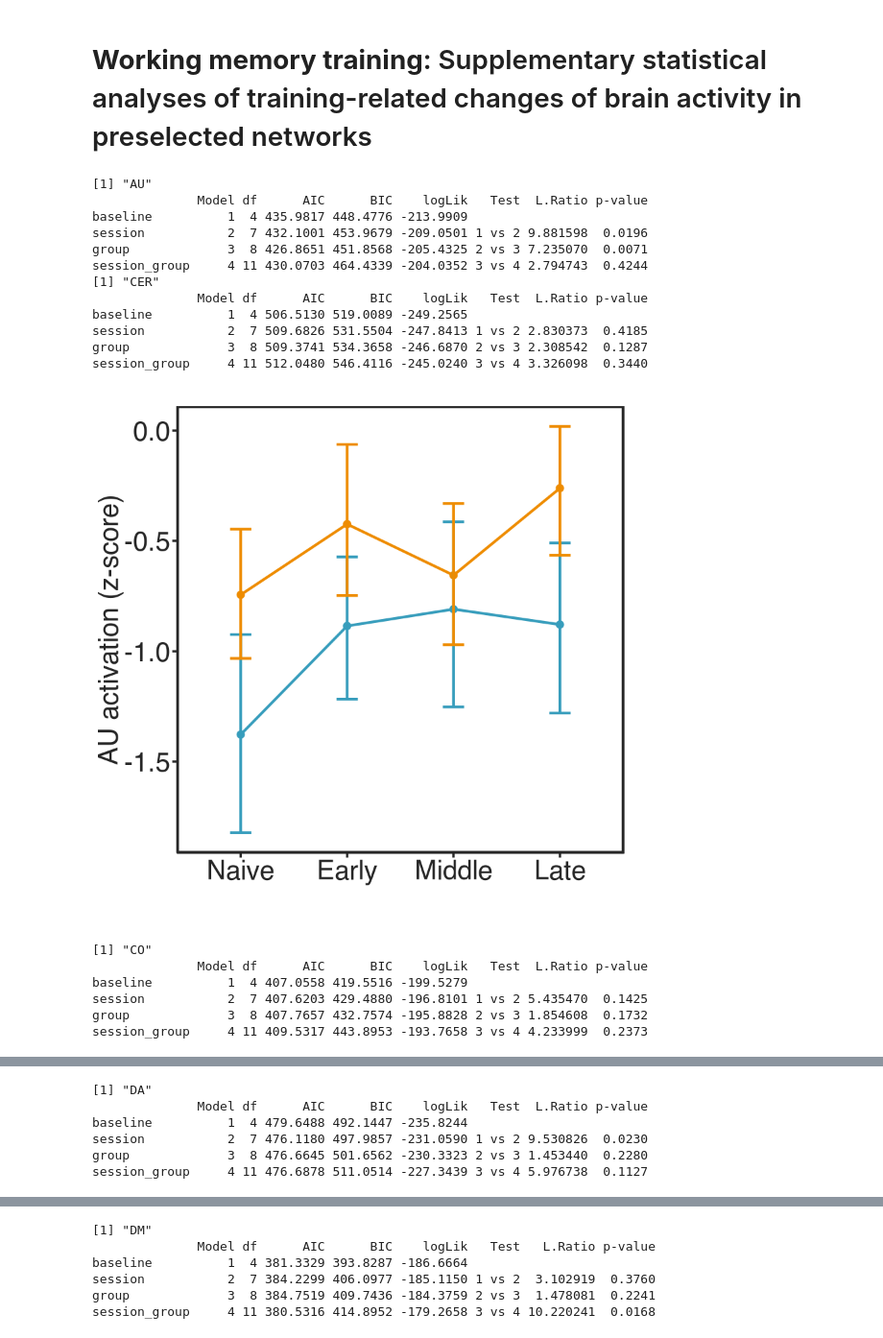
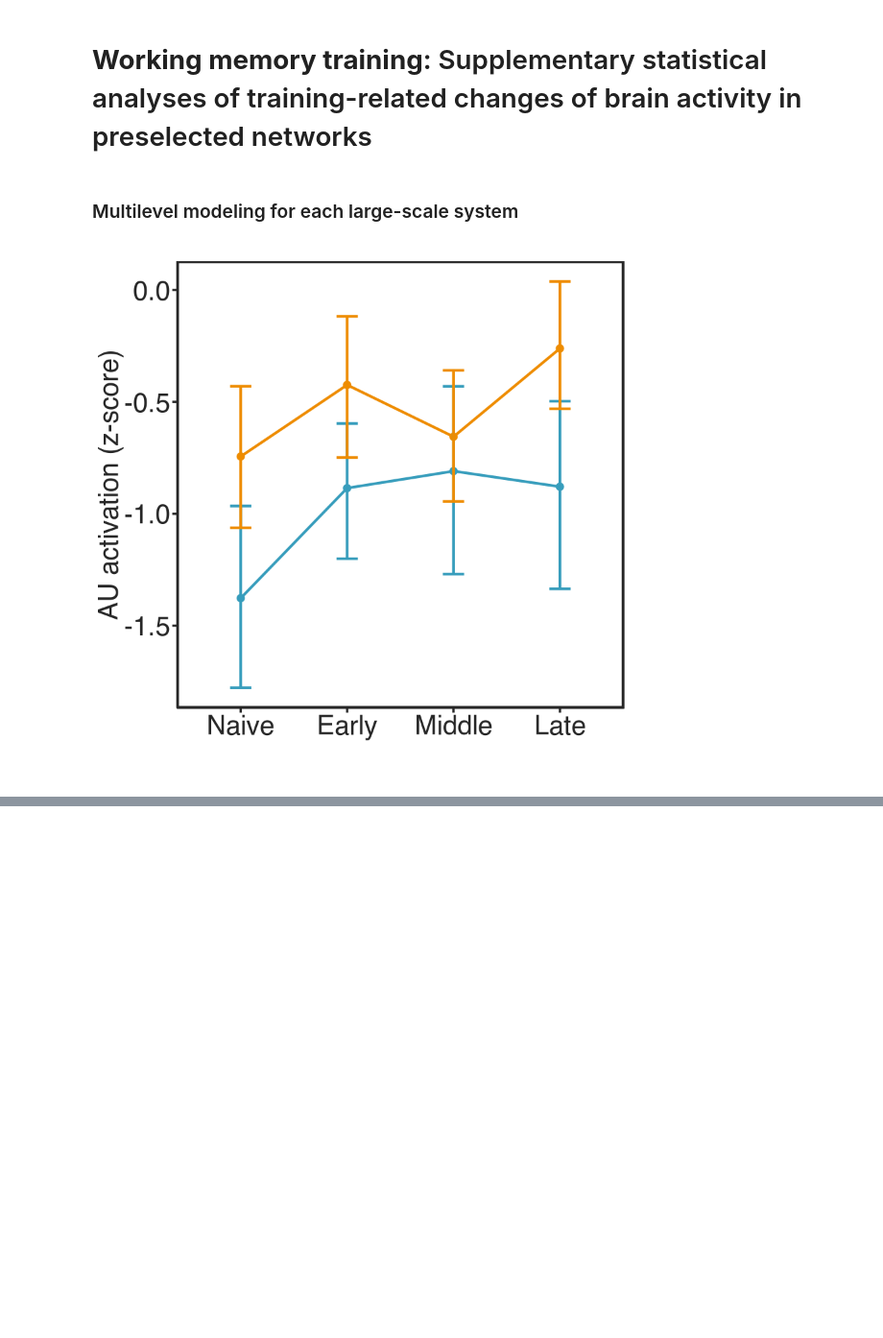
Before and after one commit to kfinc/wm-training-modularity, a Jupyter notebook: 05-glm_analysis/03-changes_in_brain_activity_stats.ipynb, the cells around one changed output, grey strips where cells are left out. Shown at 96% size. Cells and saved outputs as stored; diff of their text form; code cells hidden in the pictures; blank space fills up the shorter version.

```diff
--- a/05-glm_analysis/03-changes_in_brain_activity_stats.ipynb
+++ b/05-glm_analysis/03-changes_in_brain_activity_stats.ipynb
@@ -38,46 +38,57 @@ glm$Session <- factor(glm$Session, levels = c('Naive', 'Early', 'Middle', 'Late'
 high_motion <- c('sub-13', 'sub-21', 'sub-23', 'sub-50')
 glm <- glm %>% filter(!(Subject %in% high_motion))
 unique_networks <- unique(glm$Network)
+# %% [markdown]
+### Multilevel modeling for each large-scale system
 # %%
-for (i in unique_networks){
-    net = glm %>% filter(Network == i)
+mlm_stats <- data.frame()
+mlm_params <- data.frame()
+
+for (i in 1:length(unique_networks)){
+    net = glm %>% filter(Network == unique_networks[i])
 
     baseline <- lme(Activation ~ 1, random = ~ 1 |Subject/Session, data = net, method = 'ML',  control=lmeControl(returnObject=TRUE))#control = list(opt = "optim"))
     session <- update(baseline, .~. + Session)
     group <- update(session, .~. + Group)
     session_group <- update(group, .~. + Session:Group)
 
-    print(i)
-    print(anova(baseline, session, group, session_group))
+    #print(i)
+    stats <- anova(baseline, session, group, session_group)
+    #print(stats)
+
+    params_interaction <- summary(session_group)
+
+    vector_stats <- c(i,
+                  stats['L.Ratio'][4,],
+                  stats['p-value'][4,])
+
+    vector_params <- c(i,
+                       params_interaction$tTable[6,1], params_interaction$tTable[7,1], params_interaction$tTable[8,1], # betas
+                       params_interaction$tTable[6,4], params_interaction$tTable[7,4], params_interaction$tTable[8,4], # ttests
+                       params_interaction$tTable[6,5], params_interaction$tTable[7,5], params_interaction$tTable[8,5]) # pvals
+
+    mlm_stats <- rbind(mlm_stats, vector_stats)
+    mlm_params <- rbind(mlm_params, vector_params)
 
     p <- ggplot(net, aes(x = Session, y = Activation, col = Group)) +
     stat_summary(fun.y = mean, geom = 'point', size = 3) +
     stat_summary(fun.y = mean, geom = 'line', size = 1.2, aes(group = Group)) +
     stat_summary(fun.data = mean_cl_boot, geom = 'errorbar', width = 0.2, size = 1.2) +
-    ylab(paste(i, 'activation (z-score)')) +
+    ylab(paste(unique_networks[i], 'activation (z-score)')) +
     scale_colour_manual(values=c('#379dbc','#ee8c00')) +
     theme_training +
     theme(legend.position = "none") +
     xlab(' ')
     print(p)
-    }
+
+     }
+
+colnames(mlm_stats) <- c('i',
+                         'chi_interaction',
+                         'pval_interaction')
+colnames(mlm_params) <- c('i',
+                          'beta12_interaction', 'beta13_interaction', 'beta14_interaction',
+                          'ttest12_interaction', 'ttest13_interaction', 'ttest14_interaction',
+                          'pval12_interaction', 'pval13_interaction', 'pval14_interaction')
 # %% [output]
-[1] "AU"
-              Model df      AIC      BIC    logLik   Test  L.Ratio p-value
-baseline          1  4 435.9817 448.4776 -213.9909
-session           2  7 432.1001 453.9679 -209.0501 1 vs 2 9.881598  0.0196
-group             3  8 426.8651 451.8568 -205.4325 2 vs 3 7.235070  0.0071
-session_group     4 11 430.0703 464.4339 -204.0352 3 vs 4 2.794743  0.4244
-[1] "CER"
-              Model df      AIC      BIC    logLik   Test  L.Ratio p-value
-baseline          1  4 506.5130 519.0089 -249.2565
-session           2  7 509.6826 531.5504 -247.8413 1 vs 2 2.830373  0.4185
-group             3  8 509.3741 534.3658 -246.6870 2 vs 3 2.308542  0.1287
-session_group     4 11 512.0480 546.4116 -245.0240 3 vs 4 3.326098  0.3440
-[figure, old version]
+[figure, new version]
-[1] "CO"
-              Model df      AIC      BIC    logLik   Test  L.Ratio p-value
-baseline          1  4 407.0558 419.5516 -199.5279
-session           2  7 407.6203 429.4880 -196.8101 1 vs 2 5.435470  0.1425
-group             3  8 407.7657 432.7574 -195.8828 2 vs 3 1.854608  0.1732
-session_group     4 11 409.5317 443.8953 -193.7658 3 vs 4 4.233999  0.2373
@@ -85,6 +95,0 @@ session_group     4 11 409.5317 443.8953 -193.7658 3 vs 4 4.233999  0.2373
-[1] "DA"
-              Model df      AIC      BIC    logLik   Test  L.Ratio p-value
-baseline          1  4 479.6488 492.1447 -235.8244
-session           2  7 476.1180 497.9857 -231.0590 1 vs 2 9.530826  0.0230
-group             3  8 476.6645 501.6562 -230.3323 2 vs 3 1.453440  0.2280
-session_group     4 11 476.6878 511.0514 -227.3439 3 vs 4 5.976738  0.1127
@@ -92,6 +96,0 @@ session_group     4 11 476.6878 511.0514 -227.3439 3 vs 4 5.976738  0.1127
-[1] "DM"
-              Model df      AIC      BIC    logLik   Test   L.Ratio p-value
-baseline          1  4 381.3329 393.8287 -186.6664
-session           2  7 384.2299 406.0977 -185.1150 1 vs 2  3.102919  0.3760
-group             3  8 384.7519 409.7436 -184.3759 2 vs 3  1.478081  0.2241
-session_group     4 11 380.5316 414.8952 -179.2658 3 vs 4 10.220241  0.0168
```
Also changed, not shown: parts of 9 cells of this notebook.
